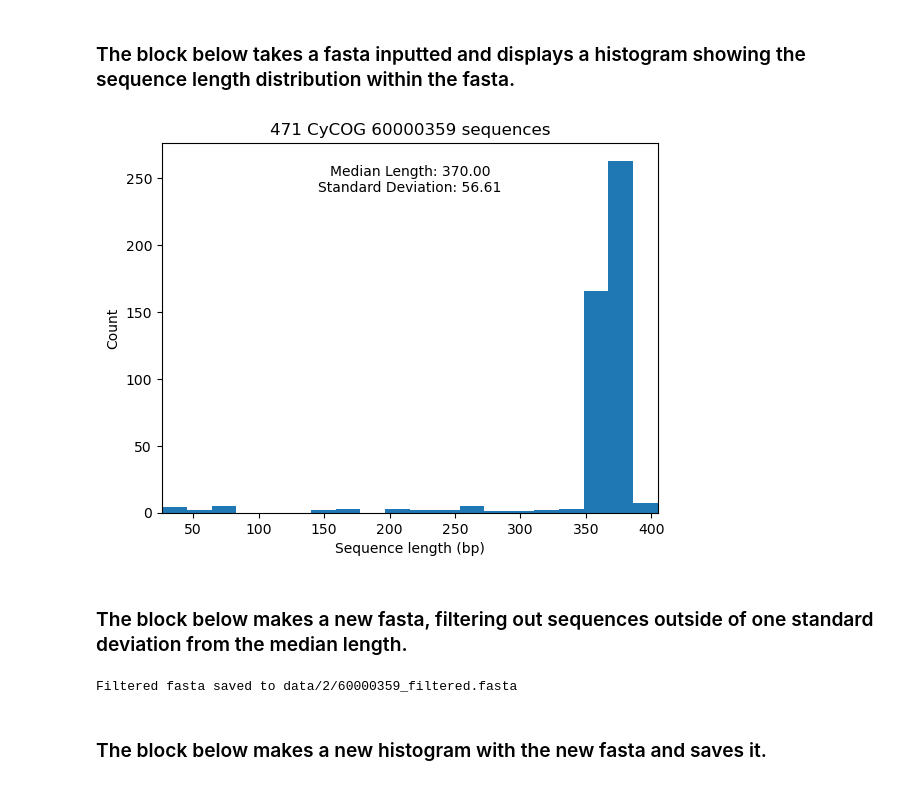
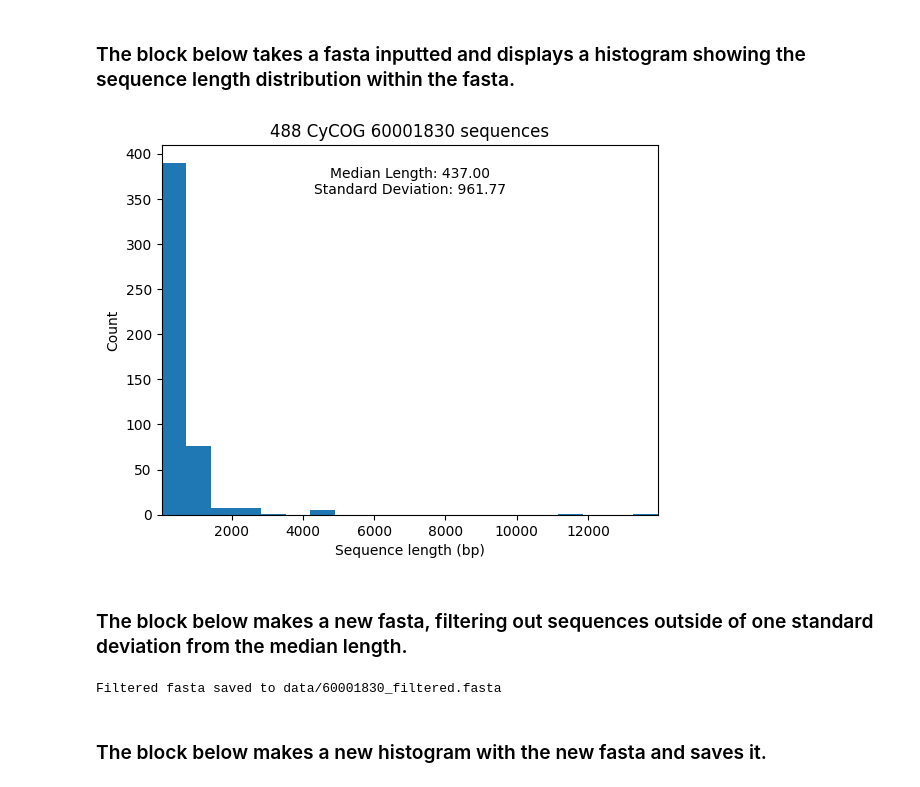
Before and after one commit to Jonahv11/cyano-serralysins, a Jupyter notebook: scripts/cycog-tree-tool/2-cycog_lengths/fasta_lengths.ipynb, the cells around one changed output. Cells and saved outputs as stored; diff of their text form; code cells hidden in the pictures.

```diff
--- a/scripts/cycog-tree-tool/2-cycog_lengths/fasta_lengths.ipynb
+++ b/scripts/cycog-tree-tool/2-cycog_lengths/fasta_lengths.ipynb
@@ -13,6 +14,10 @@ from Bio.Align import MultipleSeqAlignment
 # %% [markdown]
 These two blocks below are currently obsolete, but I am keeping them here in case it makes more sense to convert the bash script to python (for
 reproducibility or something).
+# %%
+# global variables
+
+CYCOG = 60001830
 # %%
 REFS = '../../../data/genomes/'
 CYCOGS = 'serralysin_cycog_references.csv'
@@ -77,7 +82,7 @@ Finding genes in CyCOG: 60002365
 ### Assign Variables
 # %%
 # this block is used to define variables to be used later
-fasta_file_path = "data/1/CyCOG_60000359.RecA.faa"  # Add your FASTA file path here
+fasta_file_path = f"data/{CYCOG}.genes.faa"  # Add your FASTA file path here
 # tolerance will either be a chosen number of amino acids or based on the standard deviation of sequence length
 # tolerance = (0, 0)
 tolerance = "std"
@@ -86,37 +91,39 @@ tolerance = "std"
 # %%
 
 # Extract the number before the first dot in the file name
-cycog_number = os.path.basename(fasta_file_path).split("_")[1].split(".")[0]
+cycog_number = CYCOG
 
 # Parse the FASTA file and get sequence lengths
 sizes = [len(rec) for rec in SeqIO.parse(fasta_file_path, "fasta")]
 
 # Parse the input FASTA file and calculate median and standard deviation
 sequences = []
 for seq_record in SeqIO.parse(fasta_file_path, "fasta"):
     sequences.append(seq_record)
 sequence_lengths = np.array([len(seq) for seq in sequences])
 median_length = np.median(sequence_lengths)
 std_dev = np.std(sequence_lengths)
 lower_lim = sequence_lengths.min()
 upper_lim = sequence_lengths.max()
 
-
-
 # Plot histogram
 plt.hist(sizes, bins=20)
 plt.title(f"{len(sizes)} CyCOG {cycog_number} sequences")
 plt.xlabel("Sequence length (bp)")
 plt.ylabel("Count")
 plt.xlim((lower_lim,upper_lim))
 
 # Annotate median and standard deviation on the histogram
 plt.text(0.5, 0.9, f'Median Length: {median_length:.2f}\nStandard Deviation: {std_dev:.2f}',
            horizontalalignment='center', verticalalignment='center', transform=plt.gca().transAxes)
 
+# Save the histogram output inside the "data" directory
+output_histogram_path = os.path.join("data/", f"{cycog_number}_hist_prefilter.png")
+plt.savefig(output_histogram_path, bbox_inches='tight')
+
 plt.show()
 # %% [output]
-[figure, old version]
+[figure, new version]
 # %% [markdown]
 ### The block below makes a new fasta, filtering out sequences outside of one standard deviation from the median length.
 # %%
@@ -129,7 +136,7 @@ else:
     tol_high = tolerance[1]
 
 # Define output file path based on CyCOG number
-output_fasta_path = os.path.join("data/2", f"{cycog_number}_filtered.fasta")
+output_fasta_path = os.path.join("data/", f"{cycog_number}_filtered.fasta")
 
 # Filter sequences based on one standard deviation from the median
 filtered_sequences = [seq for seq in sequences if len(seq) >= median_length - tol_low and len(seq) <= median_length + tol_high]
@@ -141,7 +148,7 @@ with open(output_fasta_path, "w") as output_file:
 
 print(f"Filtered fasta saved to {output_fasta_path}")
 # %% [output]
-Filtered fasta saved to data/2/60000359_filtered.fasta
+Filtered fasta saved to data/60001830_filtered.fasta
 # %% [markdown]
 ### The block below makes a new histogram with the new fasta and saves it.
 # %%
```
Also changed, not shown: parts of 15 cells of this notebook.
